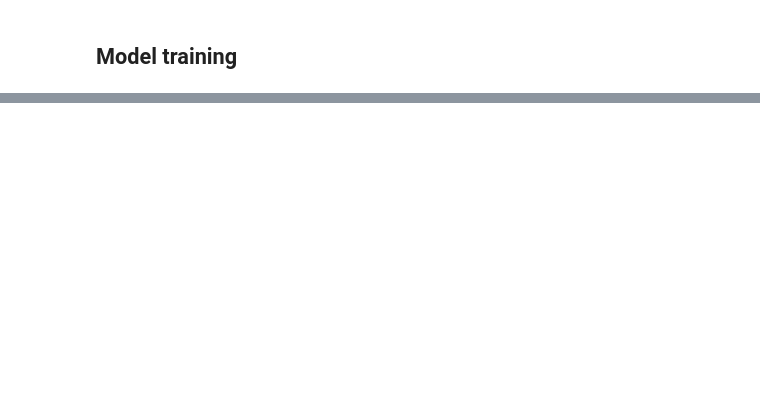
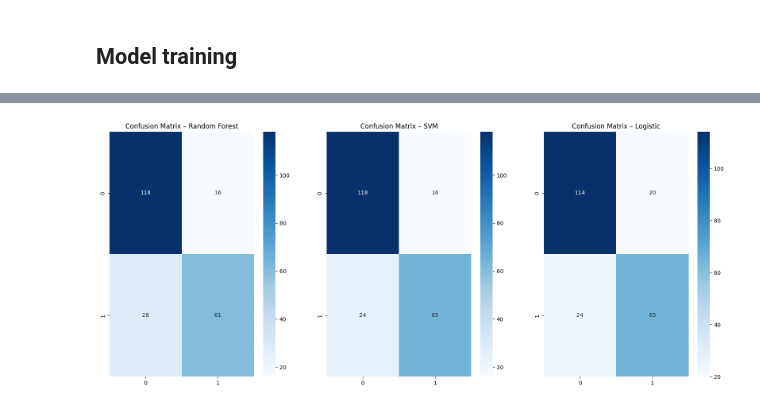
Before and after one commit to Omar-Mhd-Fadi-Zaraa/HeartDisease-Titanic-ML-Project, a Jupyter notebook: titanic.ipynb, the cells around one changed output, grey strips where cells are left out. Drawn from its saved outputs; the diff is of its cells as text; code cells hidden in the pictures; blank space fills up the shorter version.

```diff
--- a/titanic.ipynb
+++ b/titanic.ipynb
@@ -262,0 +261,25 @@ pd.DataFrame(grid_res).T
+# %%
+from sklearn.metrics import confusion_matrix
+
+RF = RandomForestClassifier(max_depth=7, n_estimators=50, random_state=42).fit(
+    xTrainScaled, yTrain
+)
+SVM = SVC(C=1, kernel="rbf").fit(xTrainScaled, yTrain)
+Logistic = LogisticRegression(max_iter=1000).fit(xTrainScaled, yTrain)
+
+
+rfcm = confusion_matrix(yTest, RF.predict(xTestScaled))
+svmcm = confusion_matrix(yTest, SVM.predict(xTestScaled))
+logcm = confusion_matrix(yTest, Logistic.predict(xTestScaled))
+
+fig = plt.figure(figsize=(20,8))
+axes = fig.subplots(1, 3)
+sns.heatmap(rfcm, annot=True, fmt="d", cmap="Blues", ax=axes[0])
+axes[0].set_title("Confusion Matrix – Random Forest")
+sns.heatmap(svmcm, annot=True, fmt="d", cmap="Blues", ax=axes[1])
+axes[1].set_title("Confusion Matrix – SVM")
+sns.heatmap(logcm, annot=True, fmt="d", cmap="Blues", ax=axes[2])
+axes[2].set_title("Confusion Matrix – Logistic")
+plt.show()
+# %% [output]
+[figure, added]
```
Also changed, not shown: parts of 8 cells of this notebook, 1 other file.
